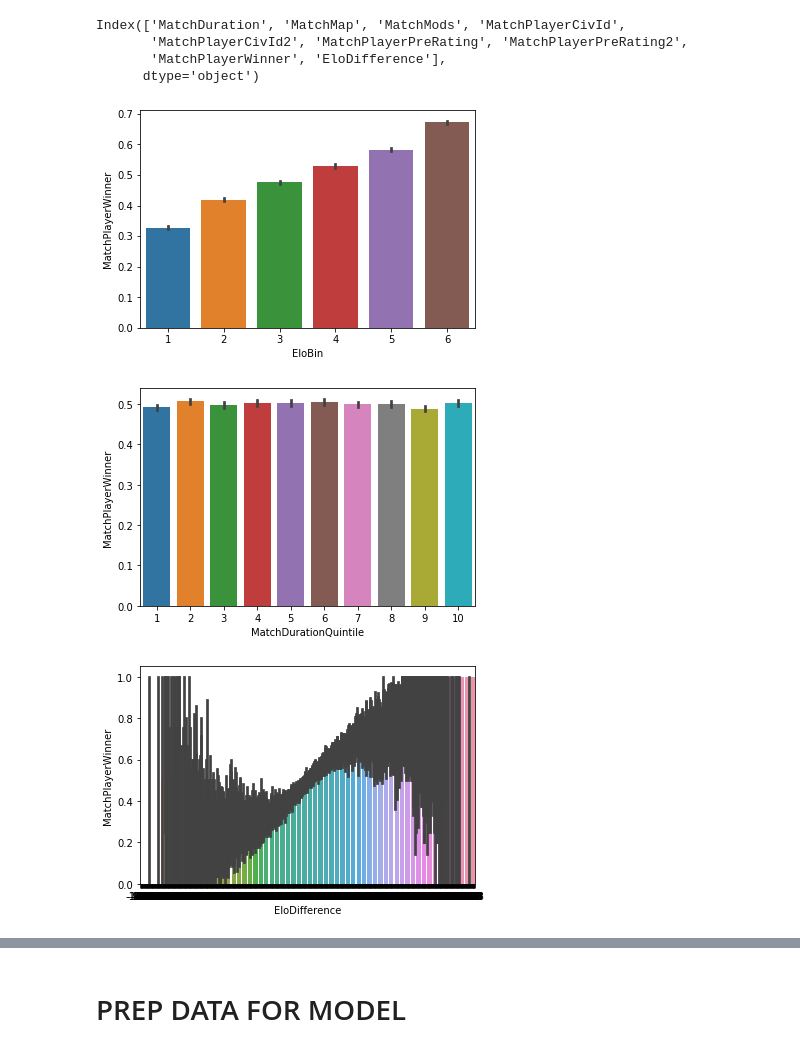
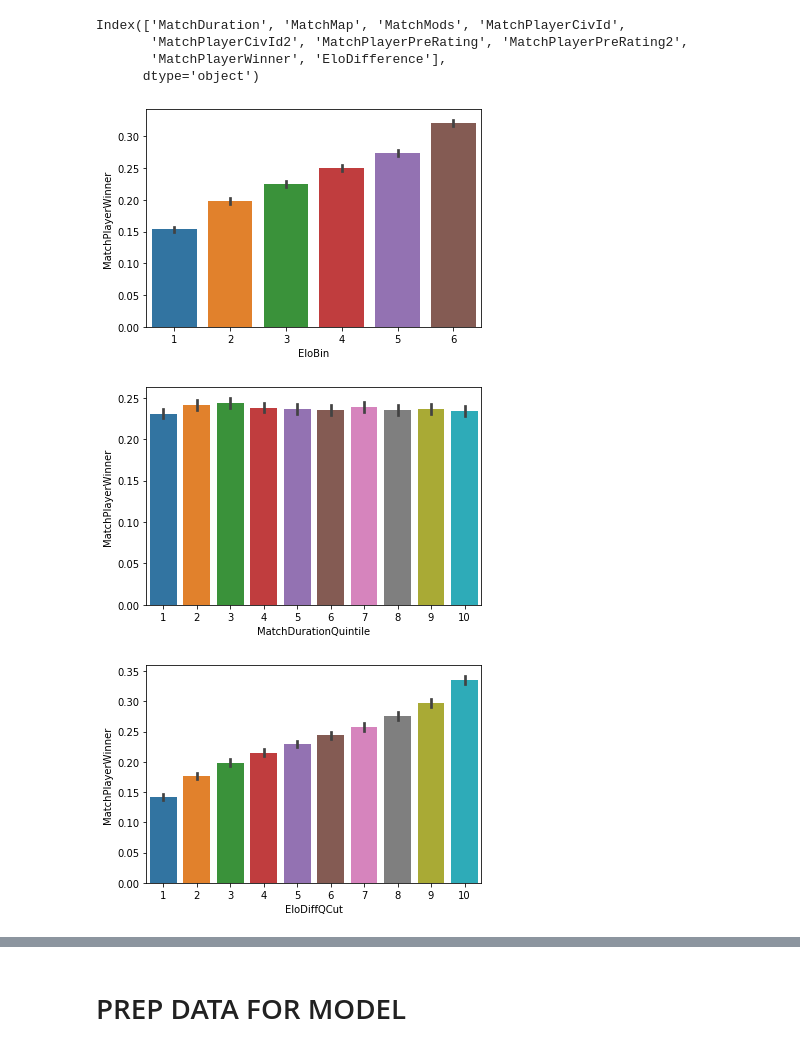
Before and after one commit to Mike-Xie/DS-Unit-2-Build-Week, a Jupyter notebook: Mike_Xie_Unit_2_Build_Week.ipynb, the cells around one changed output, grey strips where cells are left out. Drawn from its saved outputs; the diff is of its cells as text; code cells hidden in the pictures.

Commit message:
used qcut on elo diff ty TLs

```diff
--- a/Mike_Xie_Unit_2_Build_Week.ipynb
+++ b/Mike_Xie_Unit_2_Build_Week.ipynb
@@ -136,4 +108,15 @@ dtype: object
 # %%
+# remove ones with errors
+
+rm_1v1 = rm_1v1[rm_1v1.MatchPlayerPreRating != '*VooblyErrorPlayerNotFound*']
+
+# make into ints
 rm_1v1['MatchPlayerCivId'] = rm_1v1['MatchPlayerCivId'].astype(int)
 rm_1v1['MatchPlayerWinner'] = rm_1v1['MatchPlayerWinner'].astype(int)
 rm_1v1['MatchPlayerPreRating'] = rm_1v1['MatchPlayerPreRating'].astype(int)
+rm_1v1.dtypes
+
+
+# any civ IDs above 31 are errors according to the readme
+
+rm_1v1 = rm_1v1[rm_1v1['MatchPlayerCivId'] < 32]
@@ -319,7 +315,7 @@ sns.barplot(x='EloBin', y='MatchPlayerWinner', data=rm_1v1);
 # ok this looks reasonable, a lot lower than expected because of smurfs but
 # will address difficulty of smurf detection/lack of 'trueElo' in blog
 # %% [output]
-[figure, old version]
+[figure, new version]
 # %%
 rm_1v1['MatchDurationQuintile'] = pd.qcut(rm_1v1['MatchDuration'], 10, labels=[1,2,3,4,5,6,7,8,9,10])
 
@@ -328,15 +324,17 @@ sns.barplot(x='MatchDurationQuintile', y='MatchPlayerWinner', data=rm_1v1);
 # ok this is useless by itself, let's see if any factions are rush/late game
 # and make a feature around that
 # %% [output]
-[figure, old version]
+[figure, new version]
 # %%
-sns.barplot(x='EloDifference', y='MatchPlayerWinner', data=rm_1v1);
+rm_1v1['EloDiffQCut'] = pd.qcut(rm_1v1['EloDifference'], 10, labels=[1,2,3,4,5,6,7,8,9,10])
+
+sns.barplot(x='EloDiffQCut', y='MatchPlayerWinner', data=rm_1v1);
 
 # not sure why it does an inverse color thing above
 # TODO: remove bottom margin labels
 # again, the smurfing is ruining it
 # %% [output]
-[figure, old version]
+[figure, new version]
 # %%
 a4_dims = (11.7, 8.27)
 
```
Also changed, not shown: parts of 35 cells of this notebook.
